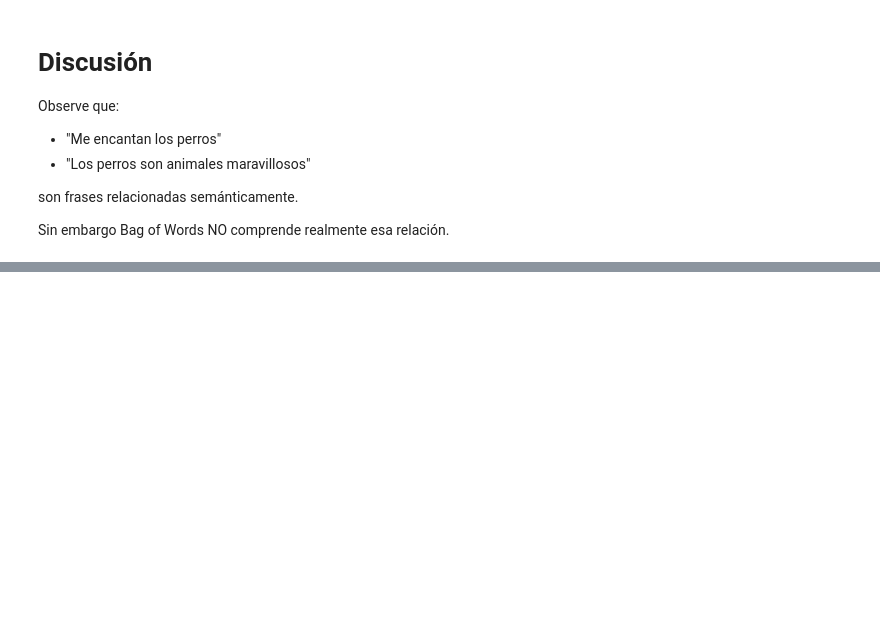
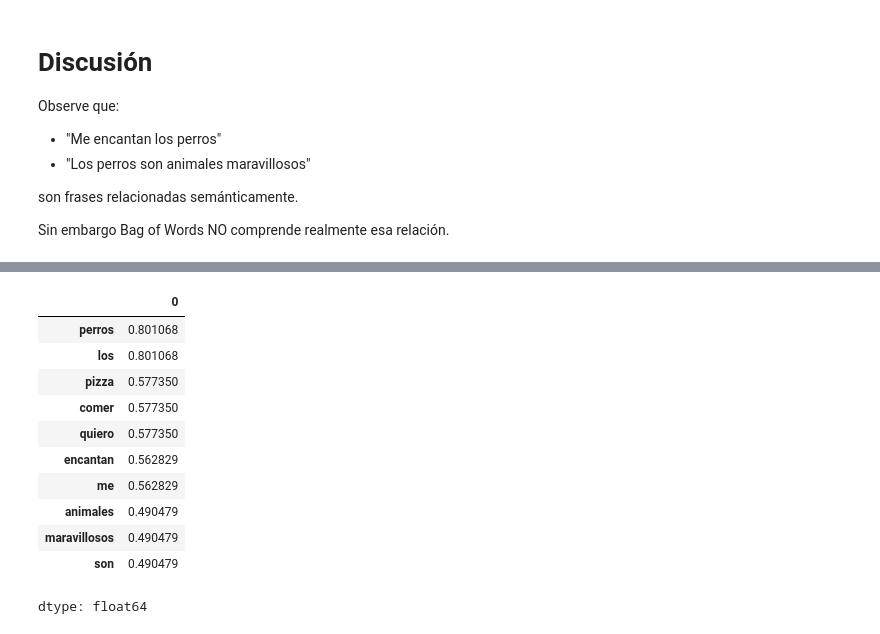
Before and after one commit to rscd27p/Curso_Inteligencia_Artificial_II_Fidelitas, a Jupyter notebook: Notebooks/01_Fundamentos_Modernos_PLN_LLMs.ipynb, the cells around one changed output, grey strips where cells are left out. Drawn from its saved outputs; the diff is of its cells as text; code cells hidden in the pictures; blank space fills up the shorter version.

```diff
--- a/Notebooks/01_Fundamentos_Modernos_PLN_LLMs.ipynb
+++ b/Notebooks/01_Fundamentos_Modernos_PLN_LLMs.ipynb
@@ -1113,0 +1828,21 @@ Comprender estas limitaciones es fundamental para cualquier ingeniero de IA mode
+# %%
+# ============================================================
+# OBSERVACIÓN IMPORTANTE
+# ============================================================
+
+# Mostrar suma total de importancia por palabra
+
+df_tfidf.sum().sort_values(ascending=False)
+# %% [output]
+|  | 0 |
+| perros | 0.801068 |
+| los | 0.801068 |
+| pizza | 0.577350 |
+| comer | 0.577350 |
+| quiero | 0.577350 |
+| encantan | 0.562829 |
+| me | 0.562829 |
+| animales | 0.490479 |
+| maravillosos | 0.490479 |
+| son | 0.490479 |
+dtype: float64
```
Also changed, not shown: parts of 74 cells of this notebook.
